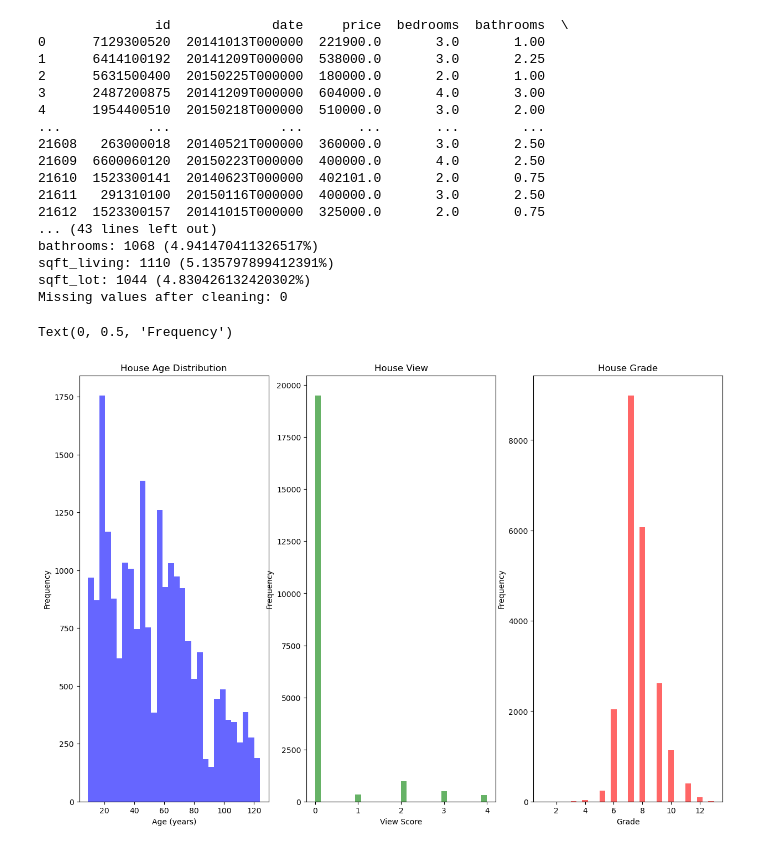
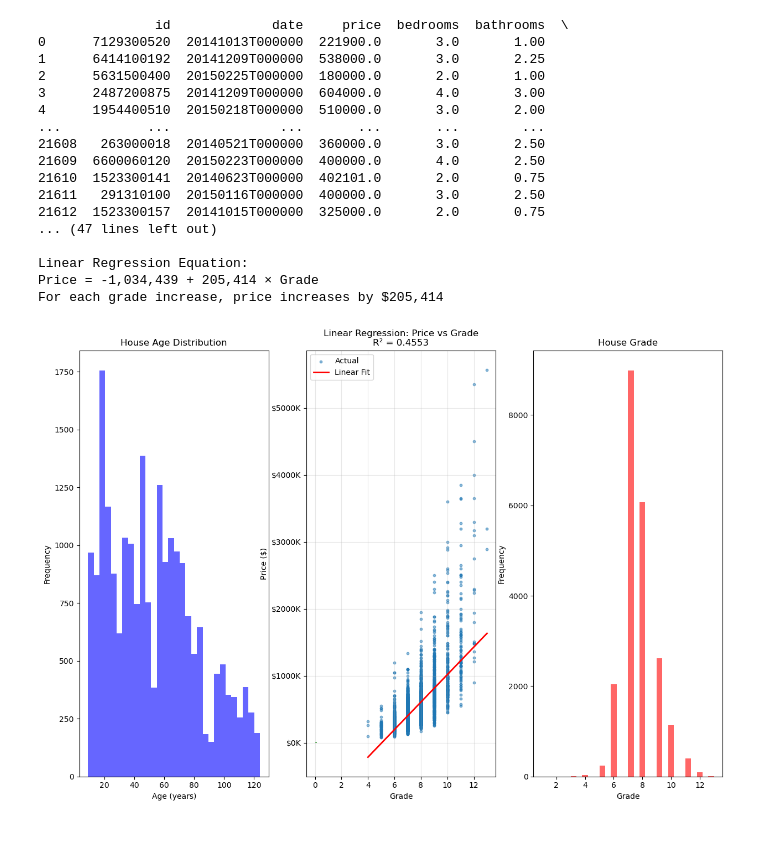
Before and after one commit to jss6071/dscprogrammingfinalproject, a Jupyter notebook: Final Project House Sales Time and Condition.ipynb, the cells around one changed output. Drawn from its saved outputs; the diff is of its cells as text; code cells hidden in the pictures.

```diff
--- a/Final Project House Sales Time and Condition.ipynb
+++ b/Final Project House Sales Time and Condition.ipynb
@@ -6,6 +6,9 @@ import pandas as pd
 import seaborn as sns
 import matplotlib as mpl
 import matplotlib.pyplot as plt
+from sklearn.metrics import r2_score, mean_absolute_error, mean_squared_error
+from sklearn.model_selection import train_test_split
+from sklearn.linear_model import LinearRegression
 from datetime import datetime
 
 myseries = pd.read_csv('/home/james/Documents/house_sales.csv')
@@ -55,37 +58,84 @@ myseries['basement_ratio'] = myseries['sqft_basement'] / myseries['sqft_living']
 plt.style.use('default')
 fig, axes = plt.subplots(1, 3, figsize=(15, 10))
 
 axes[0].hist(myseries['house_age'], bins=30, alpha=0.6, color='blue')
 axes[0].set_title('House Age Distribution')
 axes[0].set_xlabel('Age (years)')
 axes[0].set_ylabel('Frequency')
 
 axes[1].hist(myseries['view'], bins=30, alpha=0.6, color='green')
 axes[1].set_title('House View')
 axes[1].set_xlabel('View Score')
 axes[1].set_ylabel('Frequency')
 
 axes[2].hist(myseries['grade'], bins=30, alpha=0.6, color='red')
 axes[2].set_title('House Grade')
 axes[2].set_xlabel('Grade')
 axes[2].set_ylabel('Frequency')
+
+
+#Initial Linear Regression Model
+
+grade = myseries[['grade']].copy()
+price = myseries['price'].copy()
+
+# def train_grade_model(grade_values, price_values):
+grade_train, grade_test, price_train, price_test = train_test_split(grade, price, test_size=0.2, random_state=42)
+
+
+linear_model = LinearRegression()
+linear_model.fit(grade_train, price_train)
+
+price_train_pred_linear = linear_model.predict(grade_train)
+price_test_pred_linear = linear_model.predict(grade_test)
+
+
+# R2 Score, Squared Error, and Absolute Error Metrics
+
+train_r2_linear = r2_score(price_train, price_train_pred_linear)
+test_r2_linear = r2_score(price_test, price_test_pred_linear)
+train_rmse_linear = np.sqrt(mean_squared_error(price_train, price_train_pred_linear))
+test_rmse_linear = np.sqrt(mean_squared_error(price_test, price_test_pred_linear))
+train_mae_linear = mean_absolute_error(price_train, price_train_pred_linear)
+test_mae_linear = mean_absolute_error(price_test, price_test_pred_linear)
+
+#Linear Regression Equation
+
+slope = linear_model.coef_[0]
+intercept = linear_model.intercept_
+print(f"\nLinear Regression Equation:")
+print(f"Price = {intercept:,.0f} + {slope:,.0f} × Grade")
+print(f"For each grade increase, price increases by ${slope:,.0f}")
+
+
+#Linear Regression Scatterplot
+
+axes[1].scatter(grade_test, price_test, alpha=0.5, s=10, label='Actual')
+axes[1].plot(grade_test.sort_values('grade'),
+                linear_model.predict(grade_test.sort_values('grade')),
+                'r-', linewidth=2, label='Linear Fit')
+axes[1].set_xlabel('Grade')
+axes[1].set_ylabel('Price ($)')
+axes[1].set_title(f'Linear Regression: Price vs Grade\nR² = {test_r2_linear:.4f}')
+axes[1].legend()
+axes[1].grid(True, alpha=0.3)
+axes[1].yaxis.set_major_formatter(plt.FuncFormatter(lambda x, p: f'${x/1000:.0f}K'))
 # %% [output]
                id             date     price  bedrooms  bathrooms  \
 0      7129300520  20141013T000000  221900.0       3.0       1.00
 1      6414100192  20141209T000000  538000.0       3.0       2.25
 2      5631500400  20150225T000000  180000.0       2.0       1.00
 3      2487200875  20141209T000000  604000.0       4.0       3.00
 4      1954400510  20150218T000000  510000.0       3.0       2.00
 ...           ...              ...       ...       ...        ...
 21608   263000018  20140521T000000  360000.0       3.0       2.50
 21609  6600060120  20150223T000000  400000.0       4.0       2.50
 21610  1523300141  20140623T000000  402101.0       2.0       0.75
 21611   291310100  20150116T000000  400000.0       3.0       2.50
 21612  1523300157  20141015T000000  325000.0       2.0       0.75
-... (43 lines left out)
-bathrooms: 1068 (4.941470411326517%)
-sqft_living: 1110 (5.135797899412391%)
-sqft_lot: 1044 (4.830426132420302%)
-Missing values after cleaning: 0
+... (47 lines left out)
+
+Linear Regression Equation:
+Price = -1,034,439 + 205,414 × Grade
+For each grade increase, price increases by $205,414
-Text(0, 0.5, 'Frequency')
-[figure, old version]
+[figure, new version]
```
